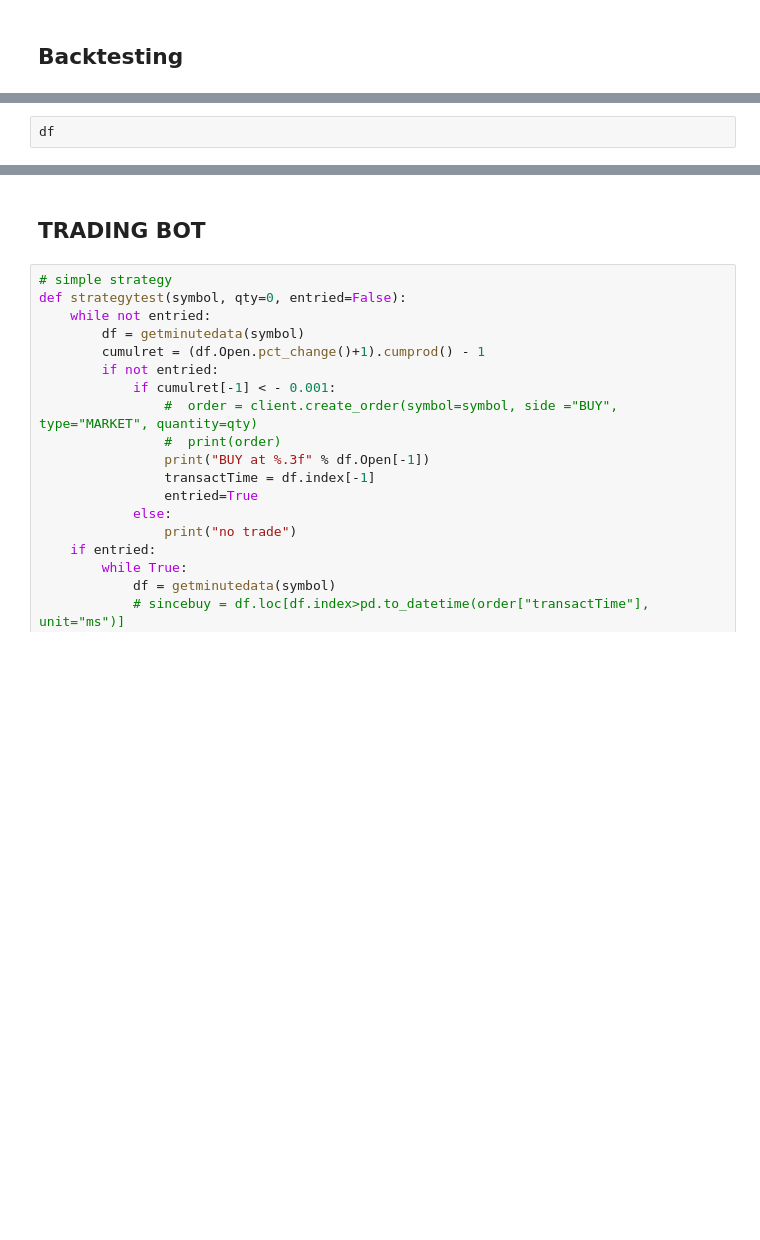
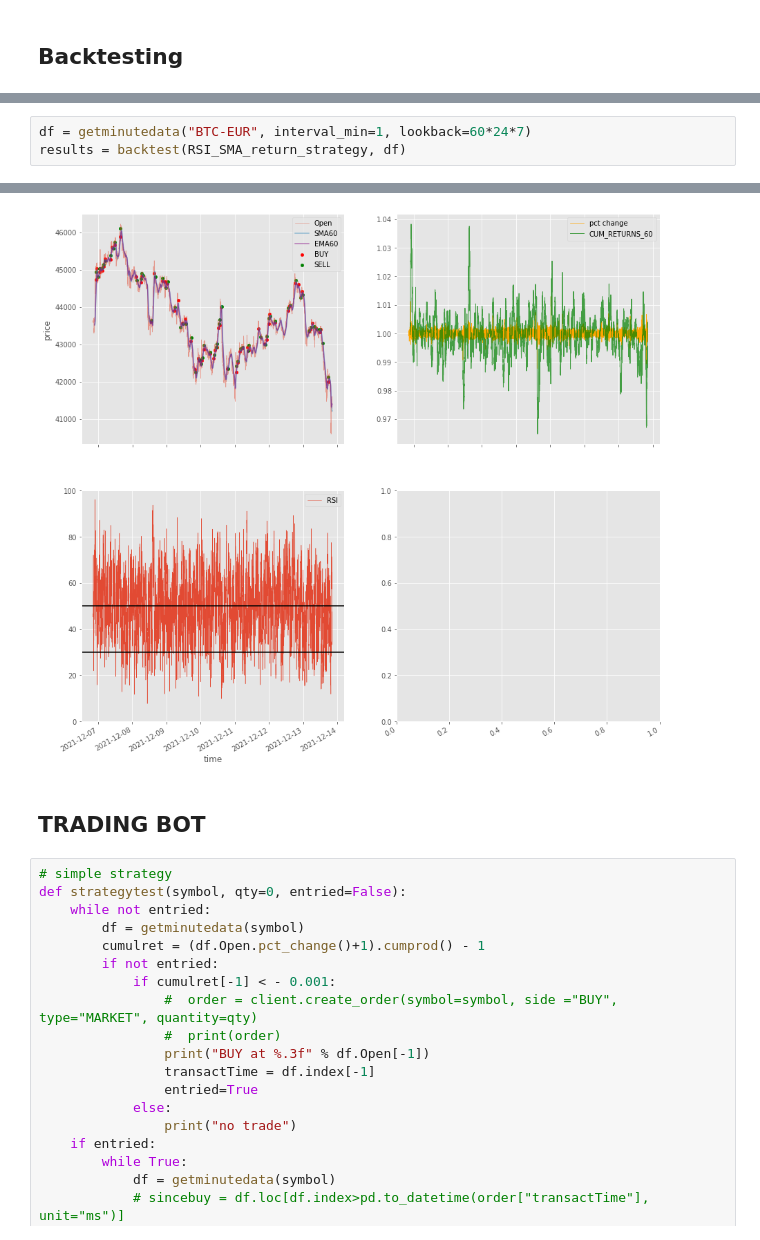
Before and after one commit to StefanLam99/Trading-Bot, a Jupyter notebook: trading bot Coinbase.ipynb, the cells around one changed output, grey strips where cells are left out. Drawn from its saved outputs; the diff is of its cells as text; blank space fills up the shorter version.

```diff
--- a/trading bot Coinbase.ipynb
+++ b/trading bot Coinbase.ipynb
@@ -242,3 +276,4 @@ winning rate:  1.00
 # %%
-df
+df = getminutedata("BTC-EUR", interval_min=1, lookback=60*24*7)
+results = backtest(RSI_SMA_return_strategy, df)
 # %% [output]
@@ -259,3 +297,4 @@ df
+[figure, added]
 # %% [markdown]
 ## TRADING BOT
 # %%
```
Also changed, not shown: parts of 8 cells of this notebook.
